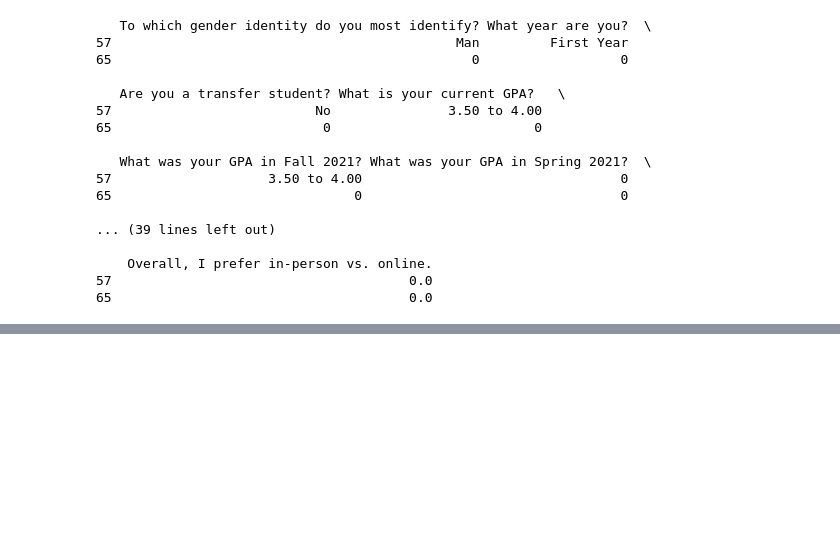
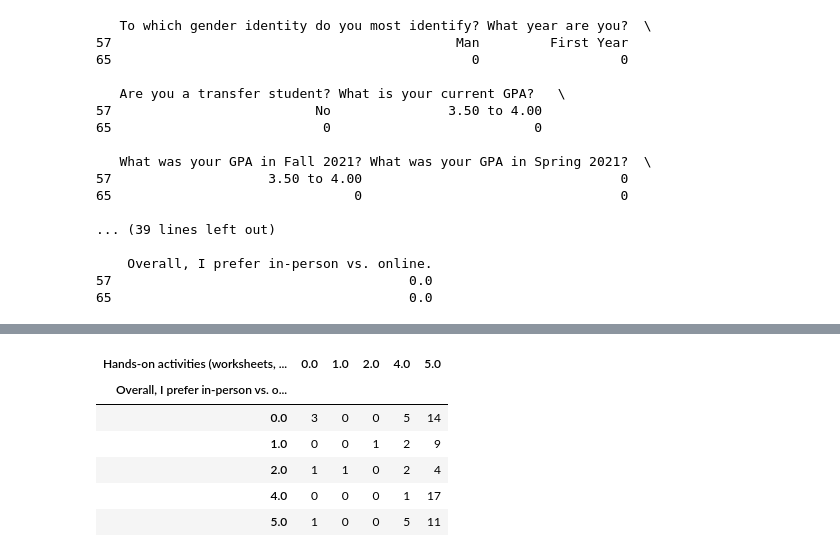
Before and after one commit to rgiron1/CS-105_miniproject, a Jupyter notebook: MiniProject.ipynb, the cells around one changed output, grey strips where cells are left out. Saved outputs shown, nothing was run; the diff lists cells and outputs as text; code cells hidden in the pictures; blank space fills up the shorter version.

```diff
--- a/MiniProject.ipynb
+++ b/MiniProject.ipynb
@@ -74,0 +87,11 @@ print(df.loc[[57,65]])
+# %%
+counts2 = pd.crosstab(df['Overall, I prefer in-person vs. online.'], df['Hands-on activities (worksheets, in-person labs, class assignments) help with my learning.'])
+counts2
+# %% [output]
+| Hands-on activities (worksheets, ... | 0.0 | 1.0 | 2.0 | 4.0 | 5.0 |
+| Overall, I prefer in-person vs. o... |  |  |  |  |  |
+| 0.0 | 3 | 0 | 0 | 5 | 14 |
+| 1.0 | 0 | 0 | 1 | 2 | 9 |
+| 2.0 | 1 | 1 | 0 | 2 | 4 |
+| 4.0 | 0 | 0 | 0 | 1 | 17 |
+| 5.0 | 1 | 0 | 0 | 5 | 11 |
```
Also changed, not shown: parts of 4 cells of this notebook.
